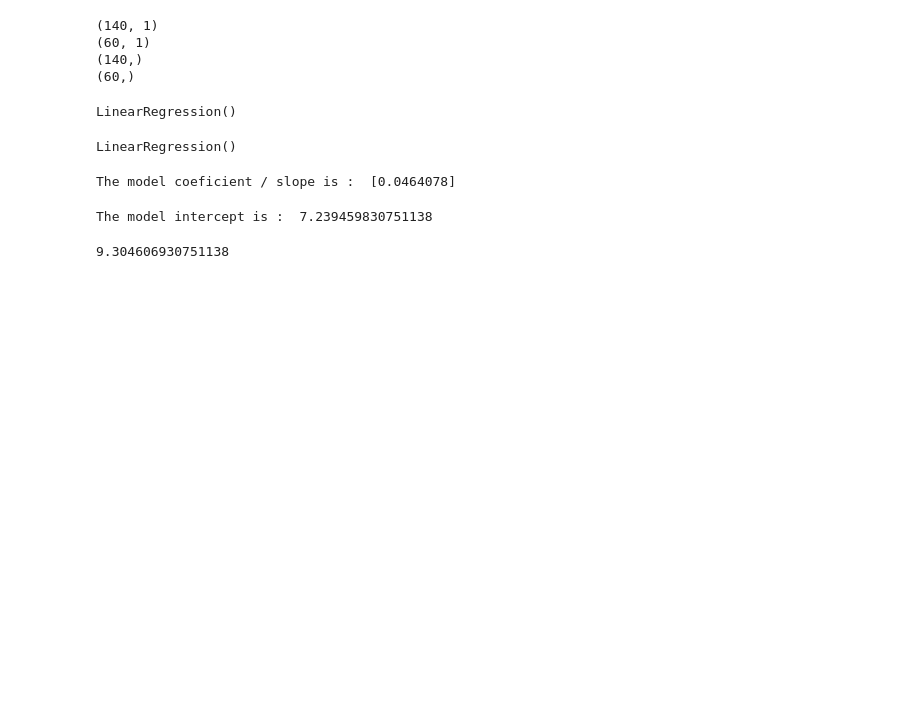
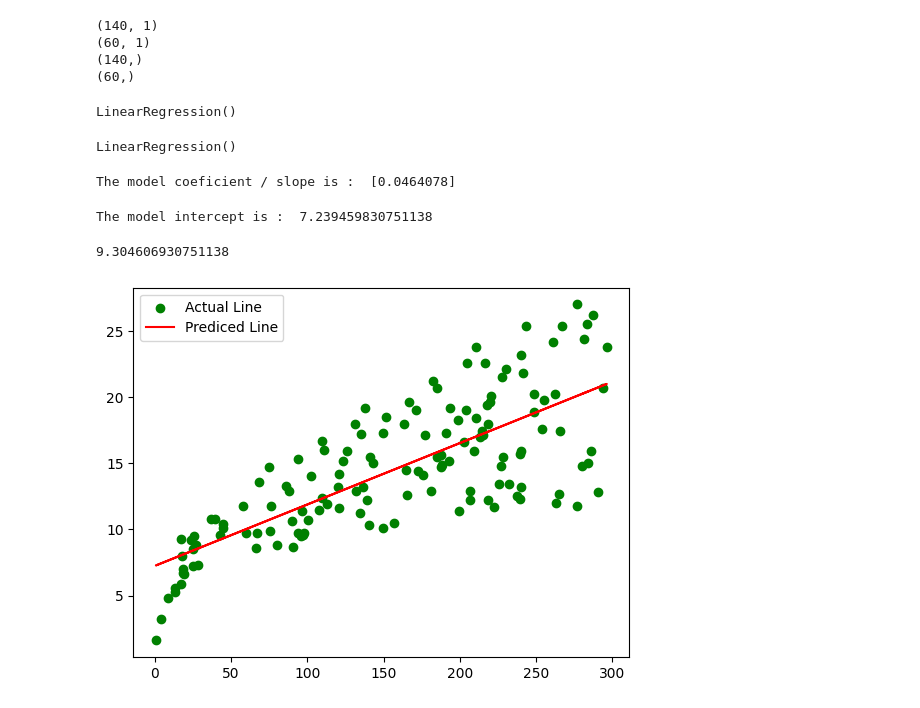
Before and after one commit to vivekkhillar/ML-practice, a Jupyter notebook: Day 32 20-08-2025/simpleLinearRegression.ipynb, the cells around one changed output. Saved outputs shown, nothing was run; the diff lists cells and outputs as text; code cells hidden in the pictures; blank space fills up the shorter version.

```diff
--- a/Day 32 20-08-2025/simpleLinearRegression.ipynb
+++ b/Day 32 20-08-2025/simpleLinearRegression.ipynb
@@ -103,3 +101,16 @@ The model intercept is :  7.239459830751138
 0.0464078 * 44.5 + 7.239459830751138 # (manually)
 # %% [output]
 9.304606930751138
+# %%
+# check the prediction on the trained data
+
+Y_train_pred = Le_model.predict(X_train)
+Y_test_pred = Le_model.predict(X_test)
+# %%
+
+plt.scatter(X_train,Y_train, color = 'green', label = 'Actual Line')
+plt.plot(X_train,Y_train_pred, color = 'red', label = 'Prediced Line')
+plt.legend()
+plt.show()
+# %% [output]
+[figure, added]
```
Also changed, not shown: parts of 4 cells of this notebook, 1 other file.
